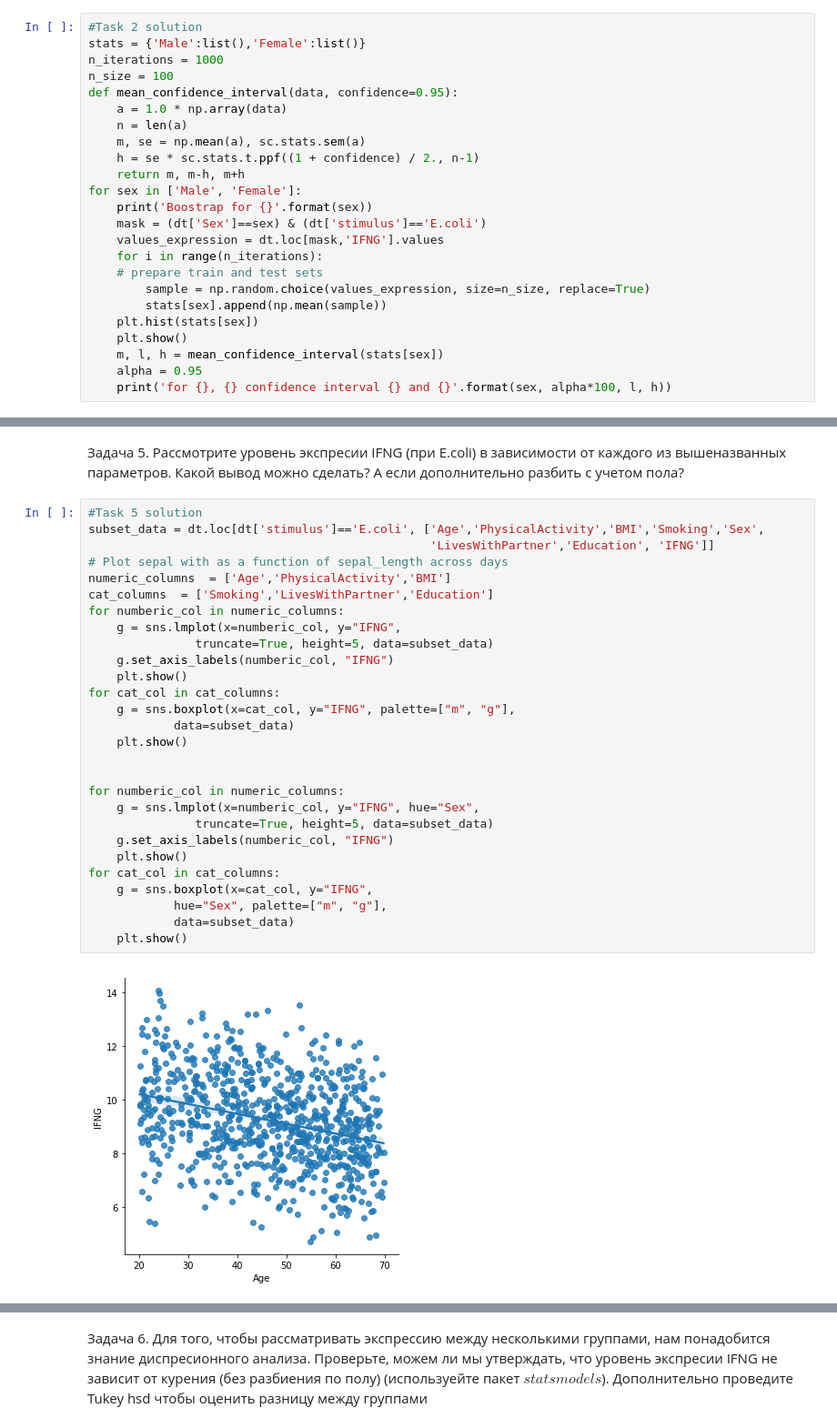
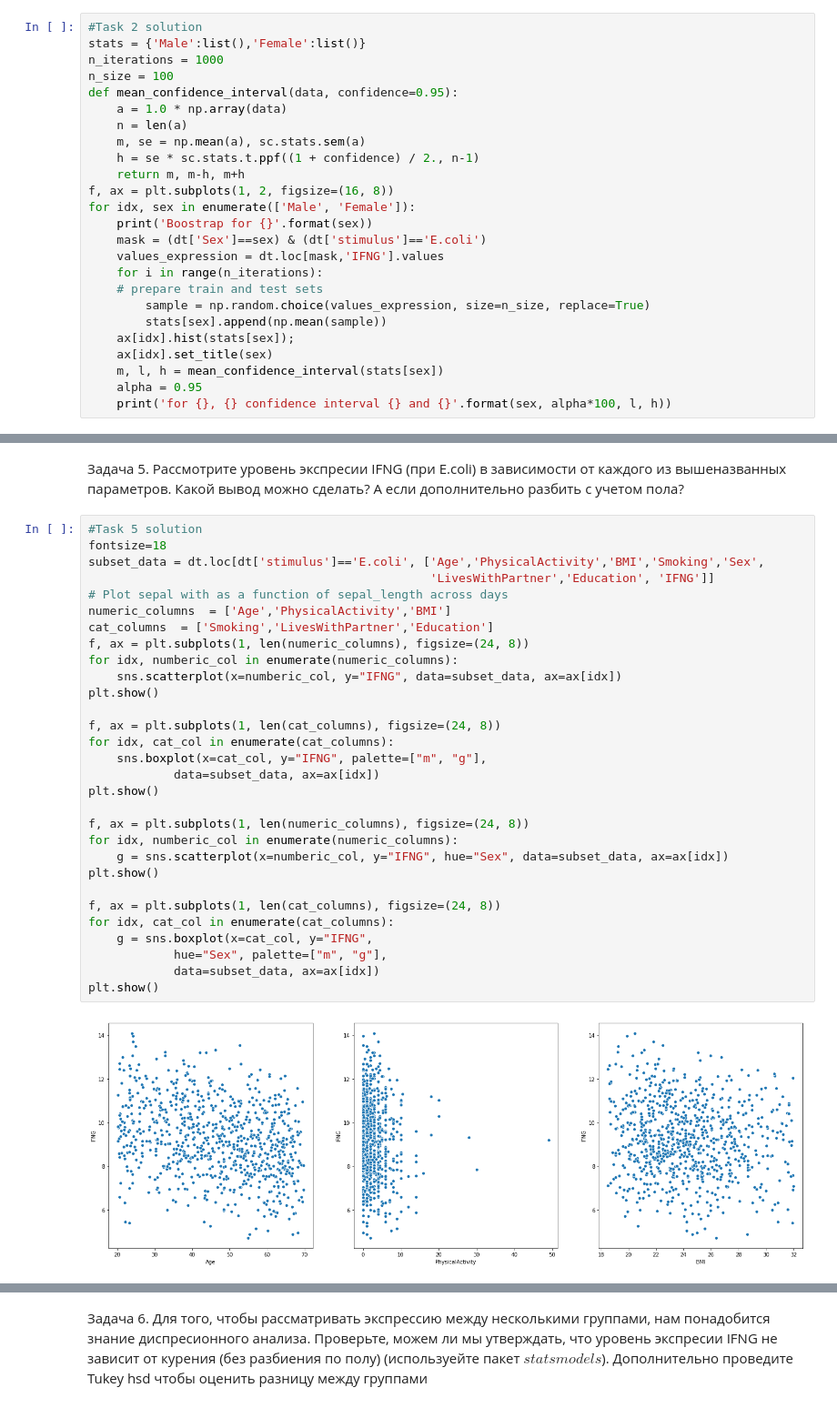
Before and after one commit to azkalot1/bioinfCourse, a Jupyter notebook: BulkRNASeqSeminar.ipynb, the cells around one changed output, grey strips where cells are left out. Shown at 91% size. Cells and saved outputs as stored; diff of their text form.

```diff
--- a/BulkRNASeqSeminar.ipynb
+++ b/BulkRNASeqSeminar.ipynb
@@ -123,7 +114,8 @@ def mean_confidence_interval(data, confidence=0.95):
     m, se = np.mean(a), sc.stats.sem(a)
     h = se * sc.stats.t.ppf((1 + confidence) / 2., n-1)
     return m, m-h, m+h
-for sex in ['Male', 'Female']:
+f, ax = plt.subplots(1, 2, figsize=(16, 8))
+for idx, sex in enumerate(['Male', 'Female']):
     print('Boostrap for {}'.format(sex))
     mask = (dt['Sex']==sex) & (dt['stimulus']=='E.coli')
     values_expression = dt.loc[mask,'IFNG'].values
@@ -131,8 +123,8 @@ for sex in ['Male', 'Female']:
     # prepare train and test sets
         sample = np.random.choice(values_expression, size=n_size, replace=True)
         stats[sex].append(np.mean(sample))
-    plt.hist(stats[sex])
-    plt.show()
+    ax[idx].hist(stats[sex]);
+    ax[idx].set_title(sex)
     m, l, h = mean_confidence_interval(stats[sex])
     alpha = 0.95
     print('for {}, {} confidence interval {} and {}'.format(sex, alpha*100, l, h))
@@ -189,31 +180,33 @@ print('{} genes are different between males and females.'.format(passed_genes))
 Какой вывод можно сделать? А если дополнительно разбить с учетом пола?
 # %%
 #Task 5 solution
+fontsize=18
 subset_data = dt.loc[dt['stimulus']=='E.coli', ['Age','PhysicalActivity','BMI','Smoking','Sex',
                                                 'LivesWithPartner','Education', 'IFNG']]
 # Plot sepal with as a function of sepal_length across days
 numeric_columns  = ['Age','PhysicalActivity','BMI']
 cat_columns  = ['Smoking','LivesWithPartner','Education']
-for numberic_col in numeric_columns:
-    g = sns.lmplot(x=numberic_col, y="IFNG",
-               truncate=True, height=5, data=subset_data)
-    g.set_axis_labels(numberic_col, "IFNG")
-    plt.show()
-for cat_col in cat_columns:
-    g = sns.boxplot(x=cat_col, y="IFNG", palette=["m", "g"],
-            data=subset_data)
-    plt.show()
+f, ax = plt.subplots(1, len(numeric_columns), figsize=(24, 8))
+for idx, numberic_col in enumerate(numeric_columns):
+    sns.scatterplot(x=numberic_col, y="IFNG", data=subset_data, ax=ax[idx])
+plt.show()
 
+f, ax = plt.subplots(1, len(cat_columns), figsize=(24, 8))
+for idx, cat_col in enumerate(cat_columns):
+    sns.boxplot(x=cat_col, y="IFNG", palette=["m", "g"],
+            data=subset_data, ax=ax[idx])
+plt.show()
 
-for numberic_col in numeric_columns:
-    g = sns.lmplot(x=numberic_col, y="IFNG", hue="Sex",
-               truncate=True, height=5, data=subset_data)
-    g.set_axis_labels(numberic_col, "IFNG")
-    plt.show()
-for cat_col in cat_columns:
+f, ax = plt.subplots(1, len(numeric_columns), figsize=(24, 8))
+for idx, numberic_col in enumerate(numeric_columns):
+    g = sns.scatterplot(x=numberic_col, y="IFNG", hue="Sex", data=subset_data, ax=ax[idx])
+plt.show()
+
+f, ax = plt.subplots(1, len(cat_columns), figsize=(24, 8))
+for idx, cat_col in enumerate(cat_columns):
     g = sns.boxplot(x=cat_col, y="IFNG",
             hue="Sex", palette=["m", "g"],
-            data=subset_data)
-    plt.show()
+            data=subset_data, ax=ax[idx])
+plt.show()
 # %% [output]
-[figure, old version]
+[figure, new version]
```
Also changed, not shown: parts of 16 cells of this notebook.
